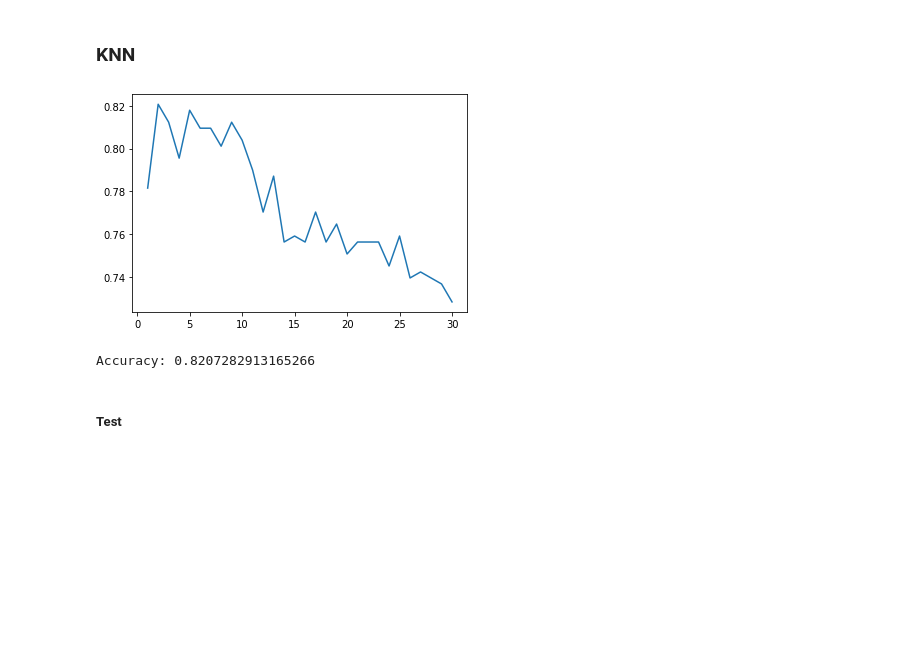
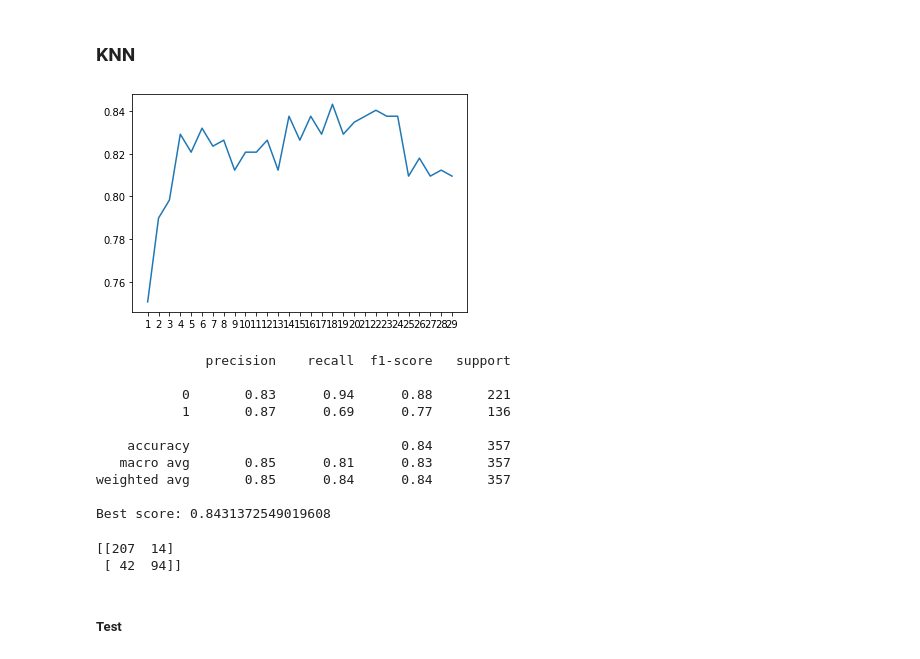
Before and after one commit to veneta13/FMI-ML, a Jupyter notebook: Coursework/models/titanic/titanic.ipynb, the cells around one changed output. Cells and saved outputs as stored; diff of their text form; code cells hidden in the pictures; blank space fills up the shorter version.

Commit message:
Improve Titatic KNN and Logistic Regression models

```diff
--- a/Coursework/models/titanic/titanic.ipynb
+++ b/Coursework/models/titanic/titanic.ipynb
@@ -102,3 +109,0 @@ Embarked          | object |     4 | ['S' 'C' 'Q' nan]
-# %%
-df = df.drop(['PassengerId', 'Name'], axis=1)
-df
@@ -218,6 +181,7 @@ def get_X_y(df):
   df['Fare'] = df['Fare'].fillna(df['Fare'].mode()[0])
 
   df['Fare'] = np.log1p(df['Fare'])
+  df['Age'] = np.log1p(df['Age'])
 
   dummies = pd.get_dummies(df.select_dtypes('object'))
 
@@ -237,4 +201,9 @@ def preprocess_inputs(df):
   X, y = get_X_y(df)
   X_train, X_test, y_train, y_test = train_test_split(X, y, test_size=0.4)
 
+  scaler = StandardScaler()
+  scaler.fit(X_train)
+  X_train = pd.DataFrame(scaler.transform(X_train), index=X_train.index, columns=X_train.columns)
+  X_test = pd.DataFrame(scaler.transform(X_test), index=X_test.index, columns=X_test.columns)
+
   return X_train, X_test, y_train, y_test
@@ -247,20 +232,44 @@ X_train, X_test, y_train, y_test = preprocess_inputs(df)
-# %%
-scores = []
-ks = range(1, 31)
-
-for k in ks:
-  model = KNeighborsClassifier(k)
-  model.fit(X_train, y_train)
-  scores.append(model.score(X_test, y_test))
-
-plt.plot(ks, scores)
-plt.show()
-
-k = scores.index(max(scores)) + 1
-
-print(f'Accuracy: {max(scores)}')
-# %% [output]
-[figure, removed]
-Accuracy: 0.8207282913165266
+# %%
+best_KNN_model = None
+best_score = -1
+scores = {}
+
+for neighs in range(1, 30):
+  model = KNeighborsClassifier(neighs)
+  model.fit(X_train, y_train)
+
+  score = model.score(X_test, y_test)
+
+  if score > best_score:
+    best_score = score
+    best_KNN_model = model
+
+  scores[str(neighs)] = score
+
+plt.plot(list(scores.keys()), list(scores.values()))
+plt.show()
+# %% [output]
+[figure, added]
+# %%
+y_pred = best_KNN_model.predict(X_test)
+target_names = ['0', '1']
+print(classification_report(y_test, y_pred, target_names=target_names))
+print(f'Best score: {best_score}')
+# %% [output]
+              precision    recall  f1-score   support
+
+           0       0.83      0.94      0.88       221
+           1       0.87      0.69      0.77       136
+
+    accuracy                           0.84       357
+   macro avg       0.85      0.81      0.83       357
+weighted avg       0.85      0.84      0.84       357
+
+Best score: 0.8431372549019608
+# %%
+print(confusion_matrix(y_test, y_pred))
+# %% [output]
+[[207  14]
+ [ 42  94]]
 # %% [markdown]
 ##### Test
```
Also changed, not shown: parts of 20 cells of this notebook, 2 other files.
